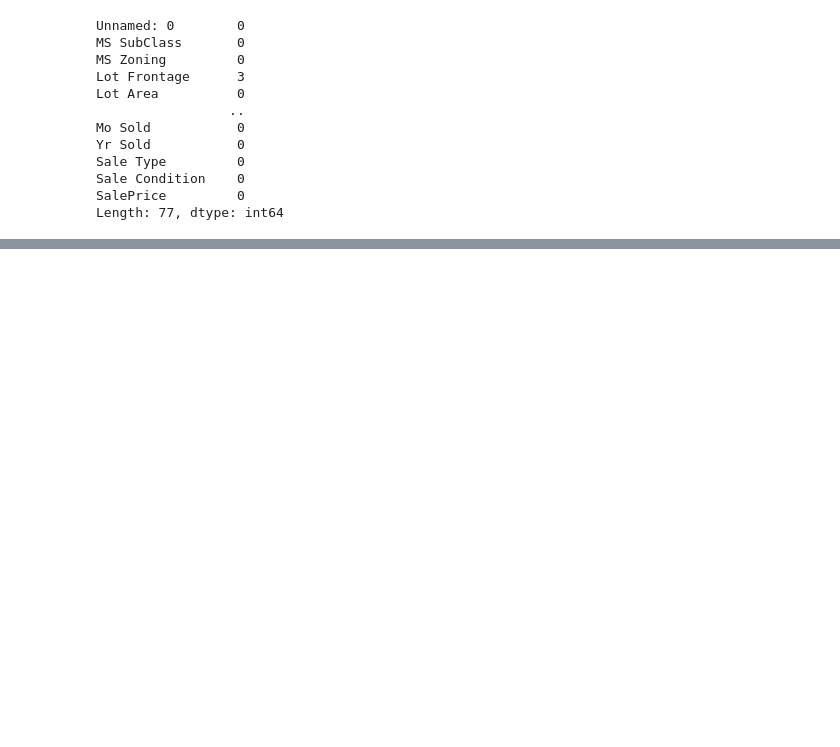
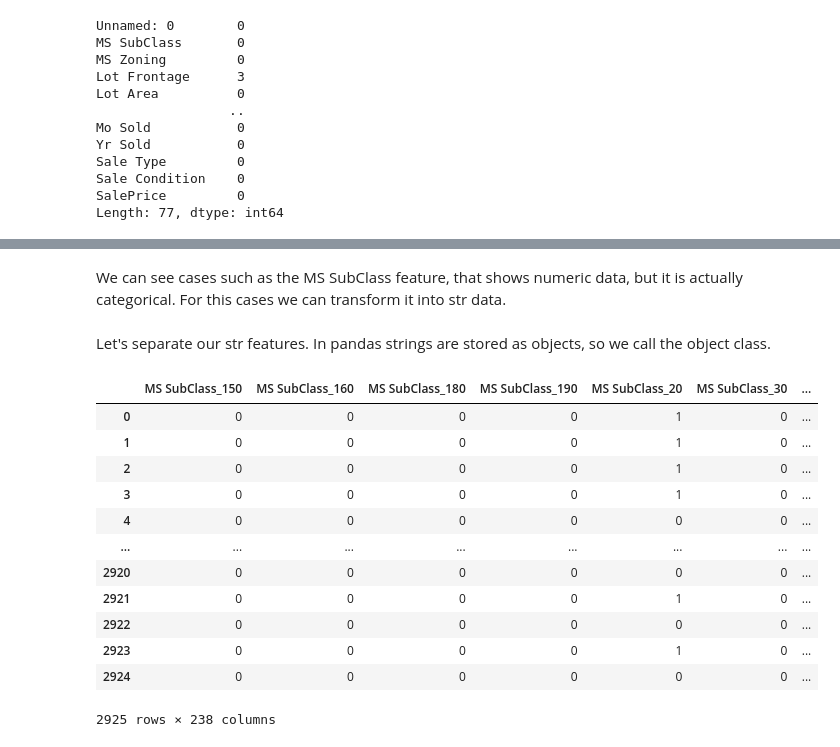
Before and after one commit to maginbu-0/Machine-Learning, a Jupyter notebook: Feature Engineering and Data Preparation/Feature Eng and Data Preparation.ipynb, the cells around one changed output, grey strips where cells are left out. Cells and saved outputs as stored; diff of their text form; code cells hidden in the pictures; blank space fills up the shorter version.

```diff
--- a/Feature Engineering and Data Preparation/Feature Eng and Data Preparation.ipynb
+++ b/Feature Engineering and Data Preparation/Feature Eng and Data Preparation.ipynb
@@ -598,0 +601,4 @@ We can now see we get an error as we do not have any more missing data.
+# %%
+df = pd.read_csv('Ames_no_missing.csv')
+# %% [markdown]
+We can see cases such as the MS SubClass feature, that shows numeric data, but it is actually categorical. For this cases we can transform it into  str data.
@@ -598,0 +607,2 @@ We can now see we get an error as we do not have any more missing data.
+# %% [markdown]
+Let's separate our str features. In pandas strings are stored as objects, so we call the object class.
@@ -598,0 +614,16 @@ We can now see we get an error as we do not have any more missing data.
+# %%
+df_obj_dummies
+# %% [output]
+|  | MS SubClass_150 | MS SubClass_160 | MS SubClass_180 | MS SubClass_190 | MS SubClass_20 | MS SubClass_30 | ... |
+| 0 | 0 | 0 | 0 | 0 | 1 | 0 | ... |
+| 1 | 0 | 0 | 0 | 0 | 1 | 0 | ... |
+| 2 | 0 | 0 | 0 | 0 | 1 | 0 | ... |
+| 3 | 0 | 0 | 0 | 0 | 1 | 0 | ... |
+| 4 | 0 | 0 | 0 | 0 | 0 | 0 | ... |
+| ... | ... | ... | ... | ... | ... | ... | ... |
+| 2920 | 0 | 0 | 0 | 0 | 0 | 0 | ... |
+| 2921 | 0 | 0 | 0 | 0 | 1 | 0 | ... |
+| 2922 | 0 | 0 | 0 | 0 | 0 | 0 | ... |
+| 2923 | 0 | 0 | 0 | 0 | 1 | 0 | ... |
+| 2924 | 0 | 0 | 0 | 0 | 0 | 0 | ... |
+2925 rows × 238 columns
```
Also changed, not shown: parts of 11 cells of this notebook, 2 other files.
